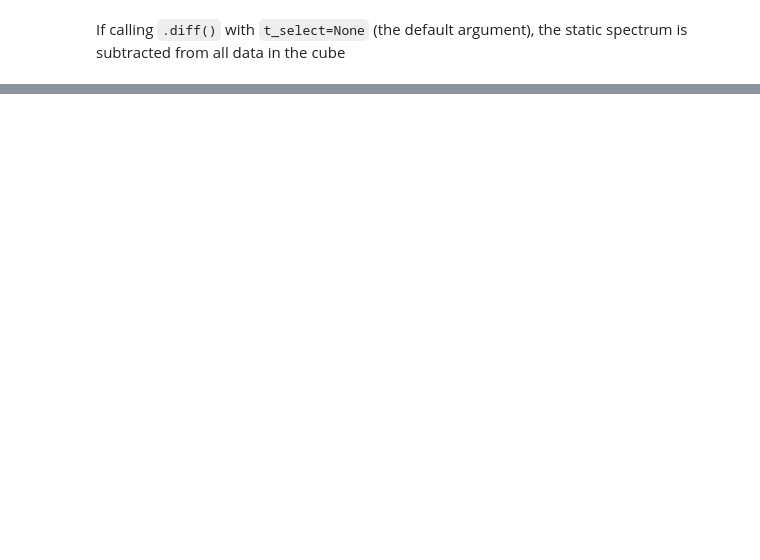
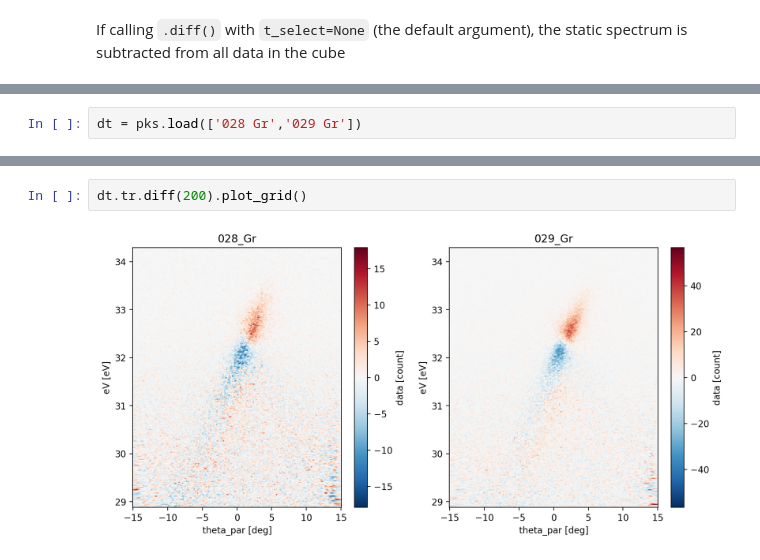
Before and after one commit to phrgab/peaks, a Jupyter notebook: tutorials/7_TR_ARPES.ipynb, the cells around one changed output, grey strips where cells are left out. Cells and saved outputs as stored; diff of their text form; blank space fills up the shorter version.

```diff
--- a/tutorials/7_TR_ARPES.ipynb
+++ b/tutorials/7_TR_ARPES.ipynb
@@ -172,0 +158,2 @@ diff_all.MDC(32.4, 0.1).plot()
+# %%
+dt = pks.load(['028 Gr','029 Gr'])
@@ -172,0 +162,4 @@ diff_all.MDC(32.4, 0.1).plot()
+# %%
+dt.tr.diff(200).plot_grid()
+# %% [output]
+[figure, added]
```
Also changed, not shown: parts of 14 cells of this notebook, 4 other files.
